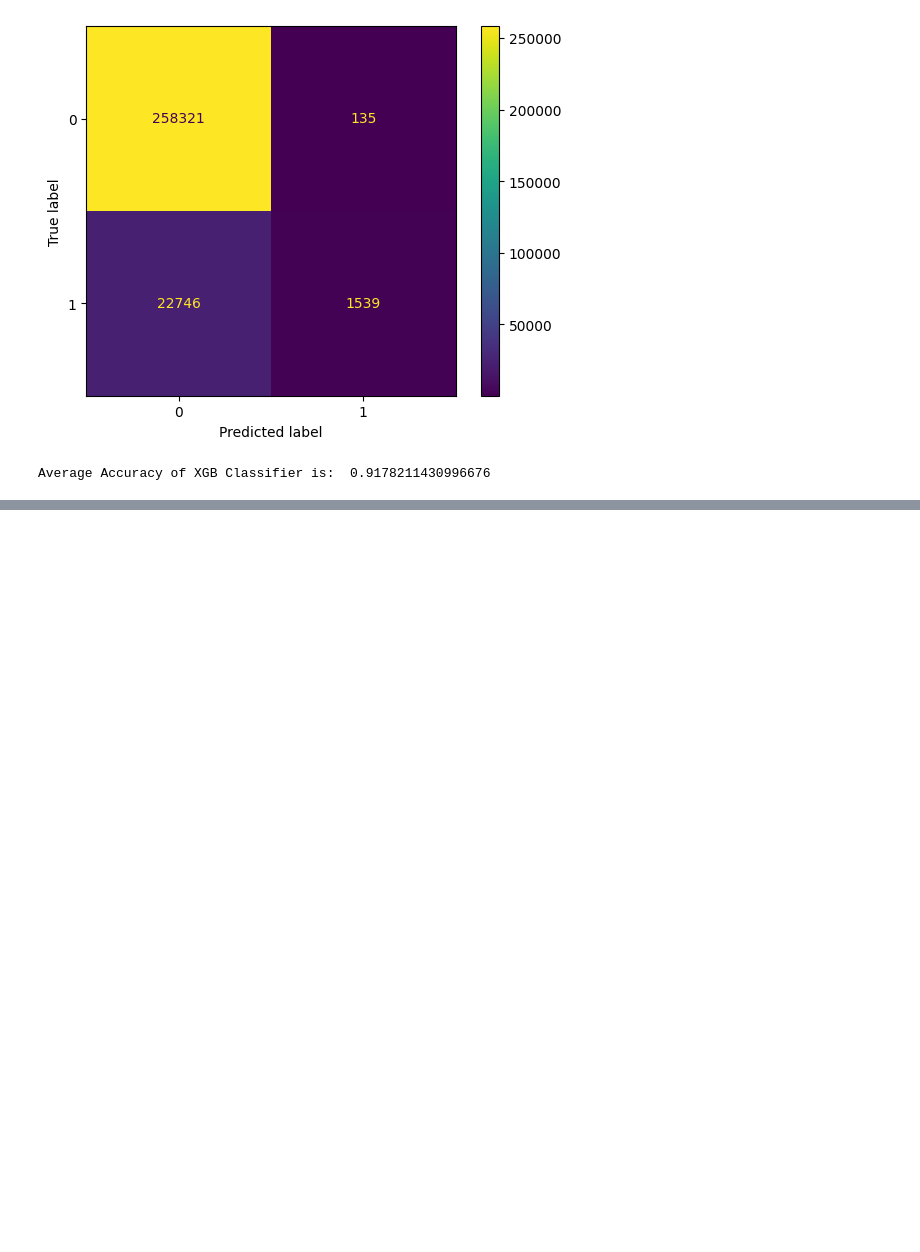
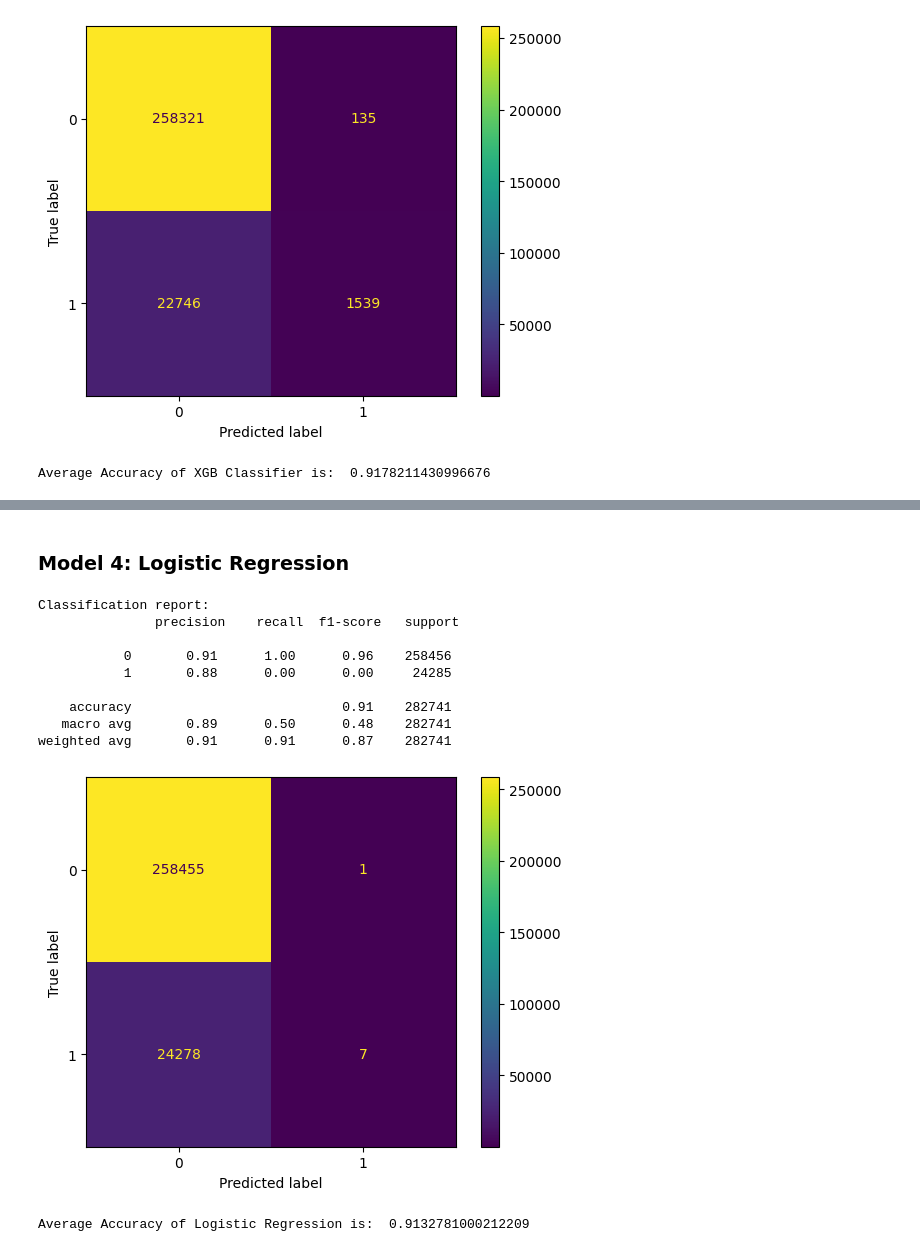
Before and after one commit to CR-Digital-Innovation/loan-default-prediction, a Jupyter notebook: notebooks/model_experimentation.ipynb, the cells around one changed output, grey strips where cells are left out. Cells and saved outputs as stored; diff of their text form; code cells hidden in the pictures; blank space fills up the shorter version.

```diff
--- a/notebooks/model_experimentation.ipynb
+++ b/notebooks/model_experimentation.ipynb
@@ -75,0 +130,21 @@ Accuracy on val set: 0.9141652607863734
+# %% [markdown]
+### Model 4: Logistic Regression
+# %%
+from sklearn.linear_model import LogisticRegression
+
+log_reg = LogisticRegression(max_iter=3000)
+log_reg_metrics = fit_and_evaluate(log_reg)
+
+print("Average Accuracy of Logistic Regression is: ", log_reg_metrics)
+# %% [output]
+Classification report:
+               precision    recall  f1-score   support
+
+           0       0.91      1.00      0.96    258456
+           1       0.88      0.00      0.00     24285
+
+    accuracy                           0.91    282741
+   macro avg       0.89      0.50      0.48    282741
+weighted avg       0.91      0.91      0.87    282741
+[figure, added]
+Average Accuracy of Logistic Regression is:  0.9132781000212209
```
Also changed, not shown: parts of 11 cells of this notebook.
